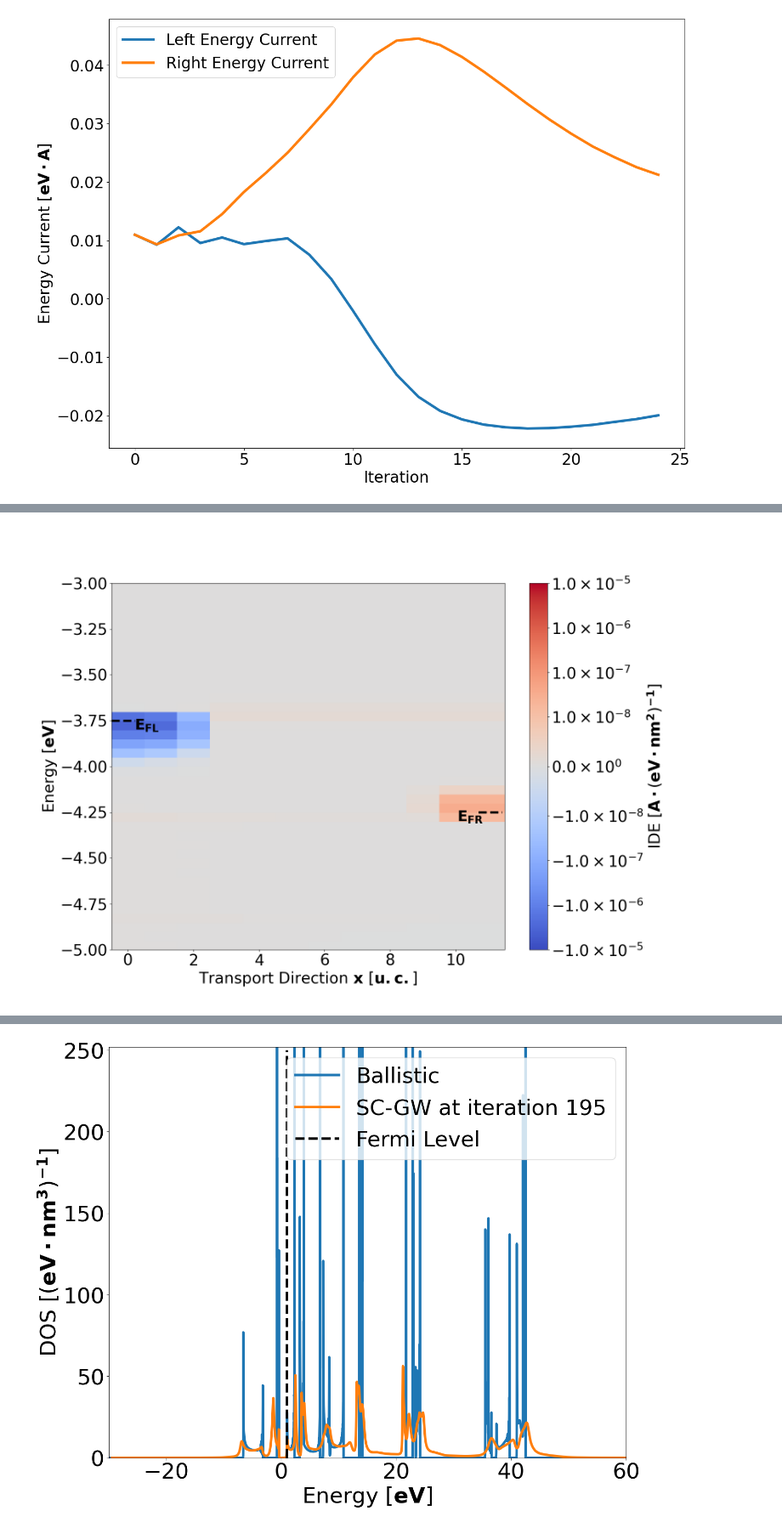
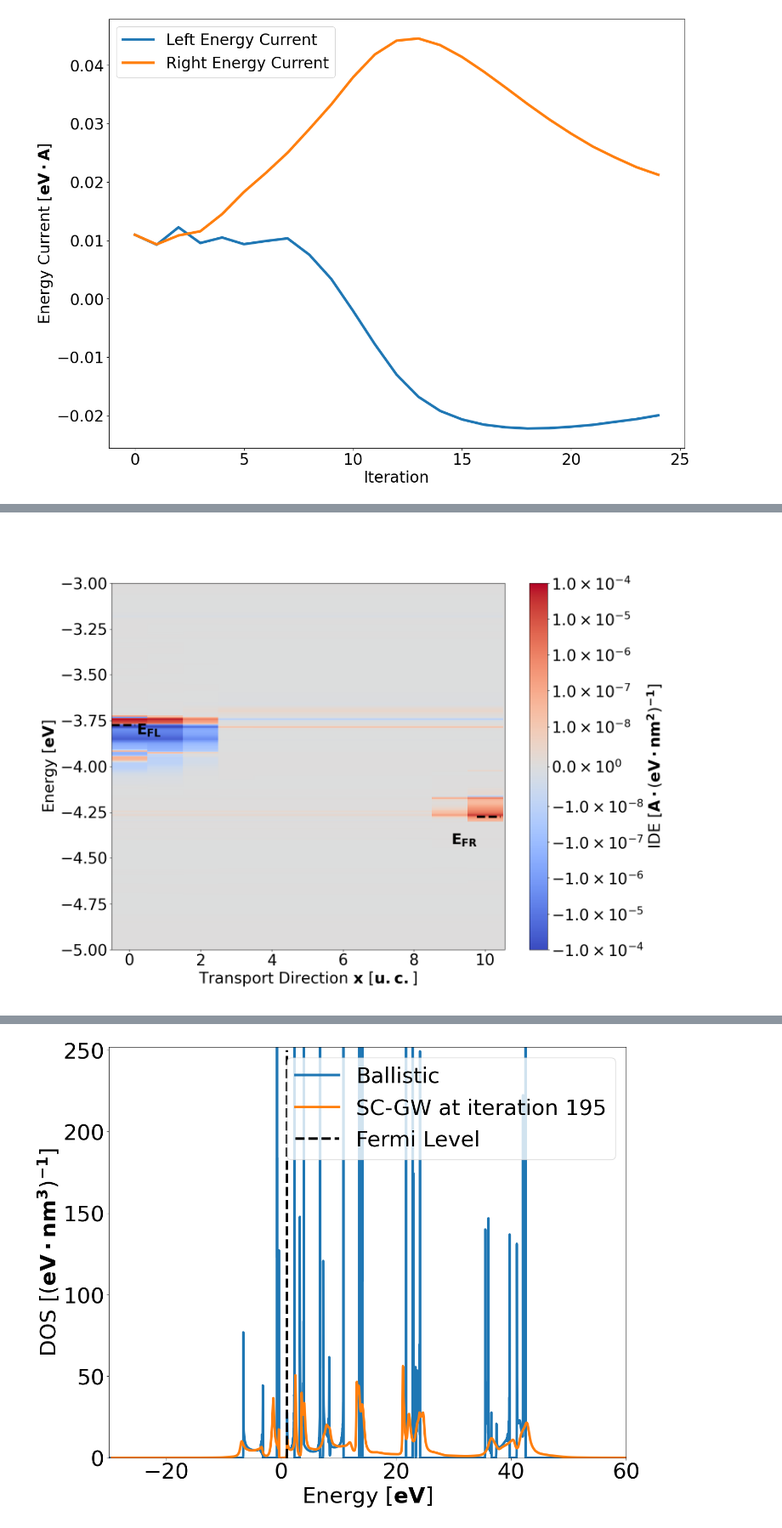
Before and after one commit to Nano-TCAD/QuaTrEx, a Jupyter notebook: quatrex/results/80TFET72/analysis.ipynb, the cells around one changed output, grey strips where cells are left out. Shown: that part at 85% size. Saved outputs shown, nothing was run; the diff lists cells and outputs as text; code cells hidden in the pictures.

```diff
--- a/quatrex/results/80TFET72/analysis.ipynb
+++ b/quatrex/results/80TFET72/analysis.ipynb
@@ -12,7 +12,7 @@ from matplotlib.backends.backend_agg import FigureCanvasAgg as FigureCanvas
 import gif
 import imageio
 # %%
-DOS_TEST = np.loadtxt('DOS_0.dat').view(complex)
+DOS_TEST = np.loadtxt('DOS_100.dat').view(complex)
 E = np.loadtxt('E.dat')
 x = np.arange(12)
 
@@ -154,7 +158,7 @@ def plot_idE_gold(i):
     EFL = np.loadtxt('EFL.dat')
     EFR = np.loadtxt('EFR.dat')
     x = np.arange(12)
-    x_fl = np.linspace(-0.5, 11.55, 100)
+    x_fl = np.linspace(-0.5, 10.55, 100)
     Efl_dotted = EFL[i] * np.ones((7))
     Efr_dotted = EFR[i] * np.ones((7))
 
@@ -164,7 +168,7 @@ def plot_idE_gold(i):
     ax1 = plt.gca()
     ax1.set_xlabel('Transport Direction' + ' ' + r'$\mathbf{x}$' + ' ' + r'$ [\mathbf{u.c.}]$')
     ax1.set_ylabel('Energy' + ' '  + r'$[\mathbf{eV}]$')
-    plot = plt.pcolormesh(X, EE, IDE_TEST.T.real, cmap = plt.cm.coolwarm, norm = colors.SymLogNorm(linthresh = 1e-8, linscale = 1, vmin = -1e-5, vmax = 1e-5), shading = 'auto')
+    plot = plt.pcolormesh(X, EE, IDE_TEST.T.real, cmap = plt.cm.coolwarm, norm = colors.SymLogNorm(linthresh = 1e-8, linscale = 1, vmin = -1e-4, vmax = 1e-4), shading = 'auto')
     #plot = plt.pcolormesh(X, EE, IDE_TEST.T.real, cmap = plt.cm.coolwarm, vmin = -2e-3, vmax = 2e-3)
     #norm = colors.SymLogNorm(linthresh = 0.01, linscale = 0.01, vmin = -1.2, vmax = 1.2), shading = 'auto'
     cbar = plt.colorbar(plot, format = ticker.FuncFormatter(fmt))
@@ -174,8 +178,9 @@ def plot_idE_gold(i):
     ax1.plot(x_fl[-len(Efr_dotted)-1:-1], Efr_dotted, color = 'black', linestyle = 'dashed', linewidth = '4')
 
     plt.text(0.00+0.20, EFL[i]-0.05, r'$\mathbf{E_{FL}}$', fontsize = 27)
-    plt.text(10.55-0.50, EFR[i]-0.05, r'$\mathbf{E_{FR}}$', fontsize = 27)
+    plt.text(10.55-1.50, EFR[i]-0.15, r'$\mathbf{E_{FR}}$', fontsize = 27)
     plt.ylim(-5, -3)
+    plt.xlim(-0.5, 10.55)
 # %%
 def plot_idE(i):
 
@@ -357,7 +372,7 @@ plt.show()
 # %%
-plot_idE_gold(6)
+plot_idE_gold(10)
 # %% [output]
-[figure, old version]
+[figure, new version]
 # %%
 plot_gold(0)
 # %% [output]
```
Also changed, not shown: parts of 10 cells of this notebook, 6 other files.
